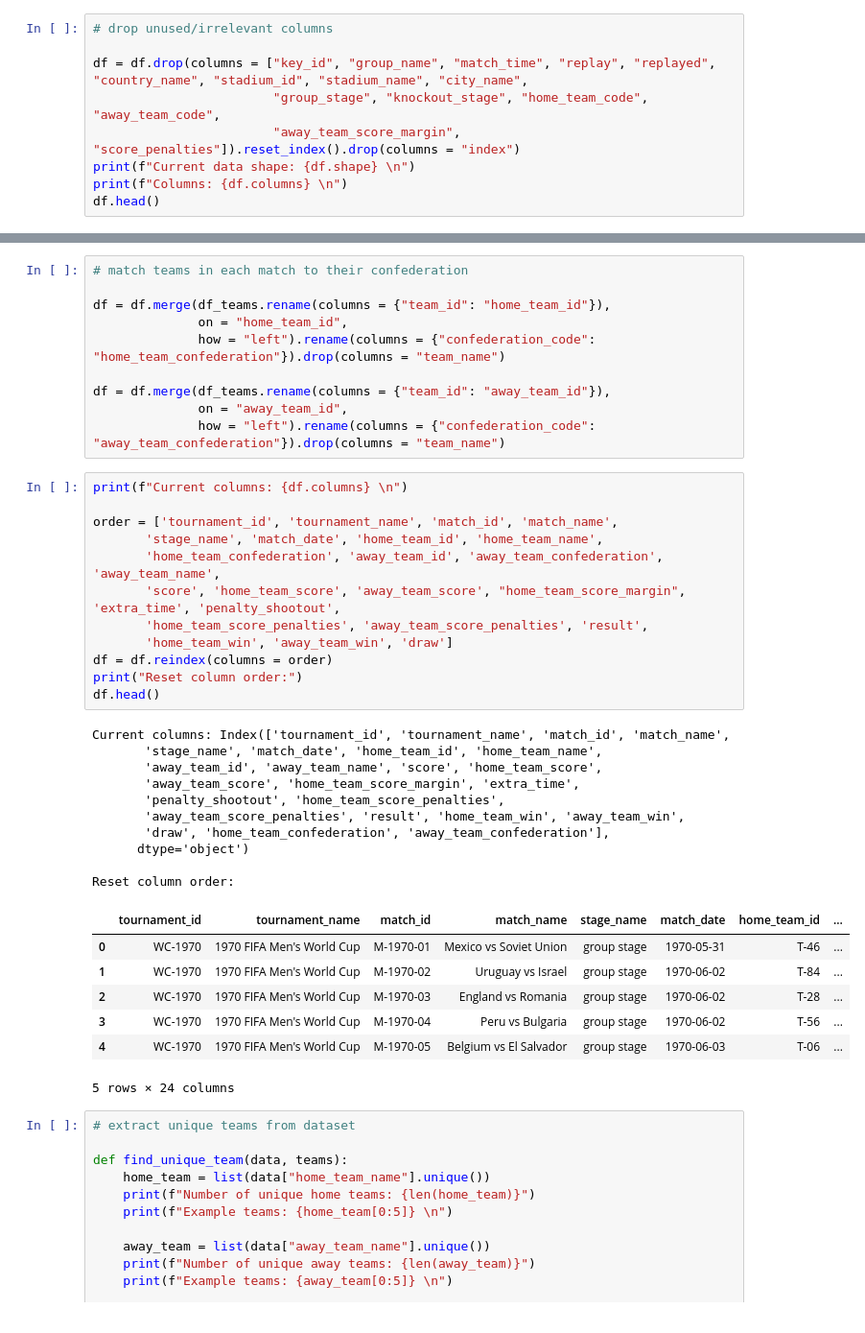
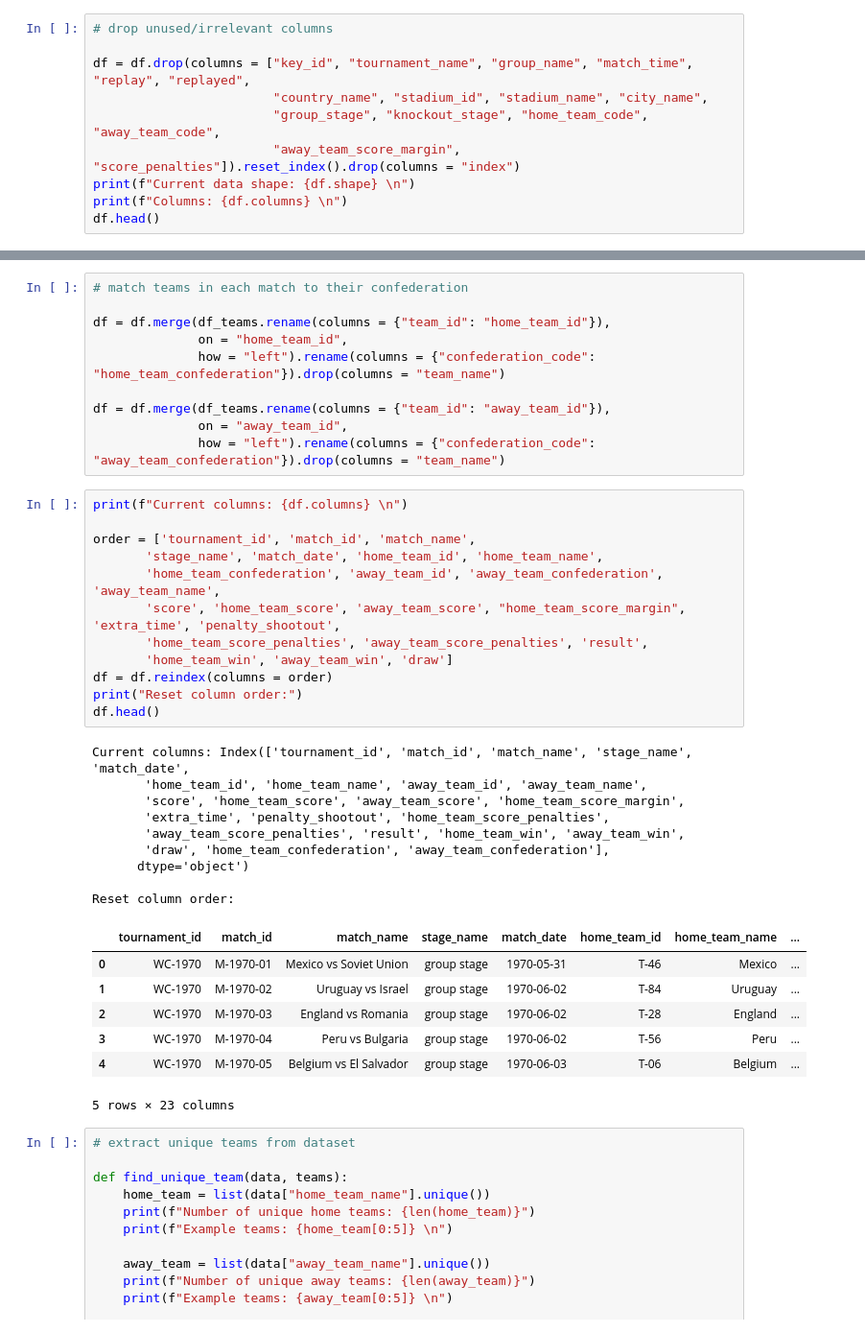
Before and after one commit to khuenlm/the-12th-man, a Jupyter notebook: notebooks/matches_eda.ipynb, the cells around one changed output, grey strips where cells are left out. Shown at 96% size. Saved outputs shown, nothing was run; the diff lists cells and outputs as text.

```diff
--- a/notebooks/matches_eda.ipynb
+++ b/notebooks/matches_eda.ipynb
@@ -58,7 +58,8 @@ Current data shape: (764, 37)
 # %%
 # drop unused/irrelevant columns
 
-df = df.drop(columns = ["key_id", "group_name", "match_time", "replay", "replayed", "country_name", "stadium_id", "stadium_name", "city_name",
+df = df.drop(columns = ["key_id", "tournament_name", "group_name", "match_time", "replay", "replayed",
+                        "country_name", "stadium_id", "stadium_name", "city_name",
                         "group_stage", "knockout_stage", "home_team_code", "away_team_code",
                         "away_team_score_margin", "score_penalties"]).reset_index().drop(columns = "index")
 print(f"Current data shape: {df.shape} \n")
@@ -124,33 +124,32 @@ df = df.merge(df_teams.rename(columns = {"team_id": "away_team_id"}),
 # %%
 print(f"Current columns: {df.columns} \n")
 
-order = ['tournament_id', 'tournament_name', 'match_id', 'match_name',
+order = ['tournament_id', 'match_id', 'match_name',
        'stage_name', 'match_date', 'home_team_id', 'home_team_name',
        'home_team_confederation', 'away_team_id', 'away_team_confederation', 'away_team_name',
        'score', 'home_team_score', 'away_team_score', "home_team_score_margin",  'extra_time', 'penalty_shootout',
        'home_team_score_penalties', 'away_team_score_penalties', 'result',
        'home_team_win', 'away_team_win', 'draw']
 df = df.reindex(columns = order)
 print("Reset column order:")
 df.head()
 # %% [output]
-Current columns: Index(['tournament_id', 'tournament_name', 'match_id', 'match_name',
-       'stage_name', 'match_date', 'home_team_id', 'home_team_name',
-       'away_team_id', 'away_team_name', 'score', 'home_team_score',
-       'away_team_score', 'home_team_score_margin', 'extra_time',
-       'penalty_shootout', 'home_team_score_penalties',
+Current columns: Index(['tournament_id', 'match_id', 'match_name', 'stage_name', 'match_date',
+       'home_team_id', 'home_team_name', 'away_team_id', 'away_team_name',
+       'score', 'home_team_score', 'away_team_score', 'home_team_score_margin',
+       'extra_time', 'penalty_shootout', 'home_team_score_penalties',
        'away_team_score_penalties', 'result', 'home_team_win', 'away_team_win',
        'draw', 'home_team_confederation', 'away_team_confederation'],
       dtype='object')
 
 Reset column order:
-|  | tournament_id | tournament_name | match_id | match_name | stage_name | match_date | home_team_id | ... |
-| 0 | WC-1970 | 1970 FIFA Men's World Cup | M-1970-01 | Mexico vs Soviet Union | group stage | 1970-05-31 | T-46 | ... |
-| 1 | WC-1970 | 1970 FIFA Men's World Cup | M-1970-02 | Uruguay vs Israel | group stage | 1970-06-02 | T-84 | ... |
-| 2 | WC-1970 | 1970 FIFA Men's World Cup | M-1970-03 | England vs Romania | group stage | 1970-06-02 | T-28 | ... |
-| 3 | WC-1970 | 1970 FIFA Men's World Cup | M-1970-04 | Peru vs Bulgaria | group stage | 1970-06-02 | T-56 | ... |
-| 4 | WC-1970 | 1970 FIFA Men's World Cup | M-1970-05 | Belgium vs El Salvador | group stage | 1970-06-03 | T-06 | ... |
+|  | tournament_id | match_id | match_name | stage_name | match_date | home_team_id | home_team_name | ... |
+| 0 | WC-1970 | M-1970-01 | Mexico vs Soviet Union | group stage | 1970-05-31 | T-46 | Mexico | ... |
+| 1 | WC-1970 | M-1970-02 | Uruguay vs Israel | group stage | 1970-06-02 | T-84 | Uruguay | ... |
+| 2 | WC-1970 | M-1970-03 | England vs Romania | group stage | 1970-06-02 | T-28 | England | ... |
+| 3 | WC-1970 | M-1970-04 | Peru vs Bulgaria | group stage | 1970-06-02 | T-56 | Peru | ... |
+| 4 | WC-1970 | M-1970-05 | Belgium vs El Salvador | group stage | 1970-06-03 | T-06 | Belgium | ... |
-5 rows × 24 columns
+5 rows × 23 columns
 # %%
 # extract unique teams from dataset
 
```
Also changed, not shown: parts of 4 cells of this notebook, 1 other file.
